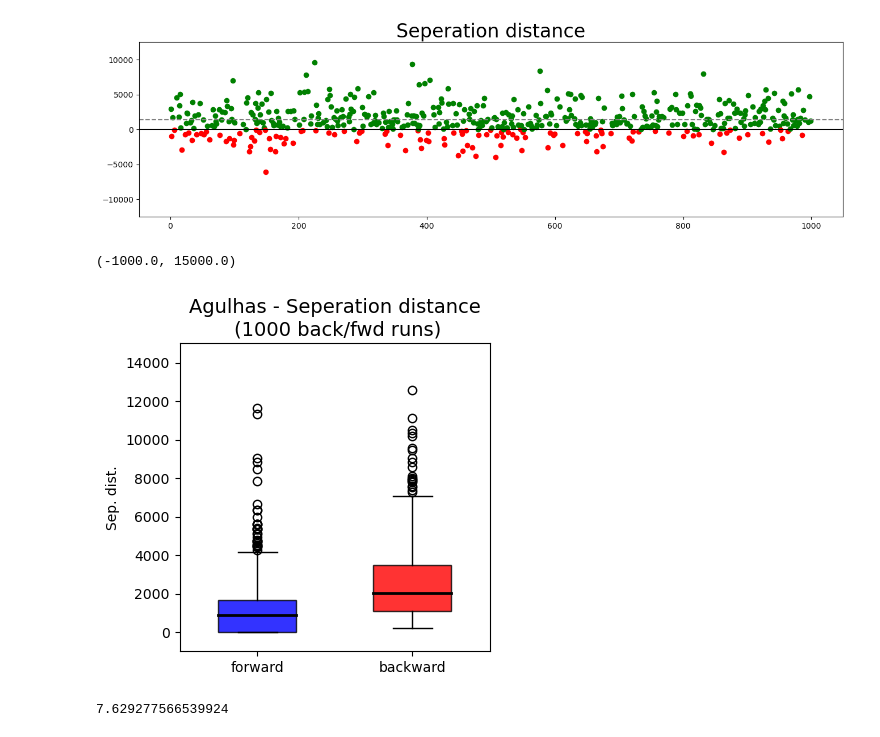
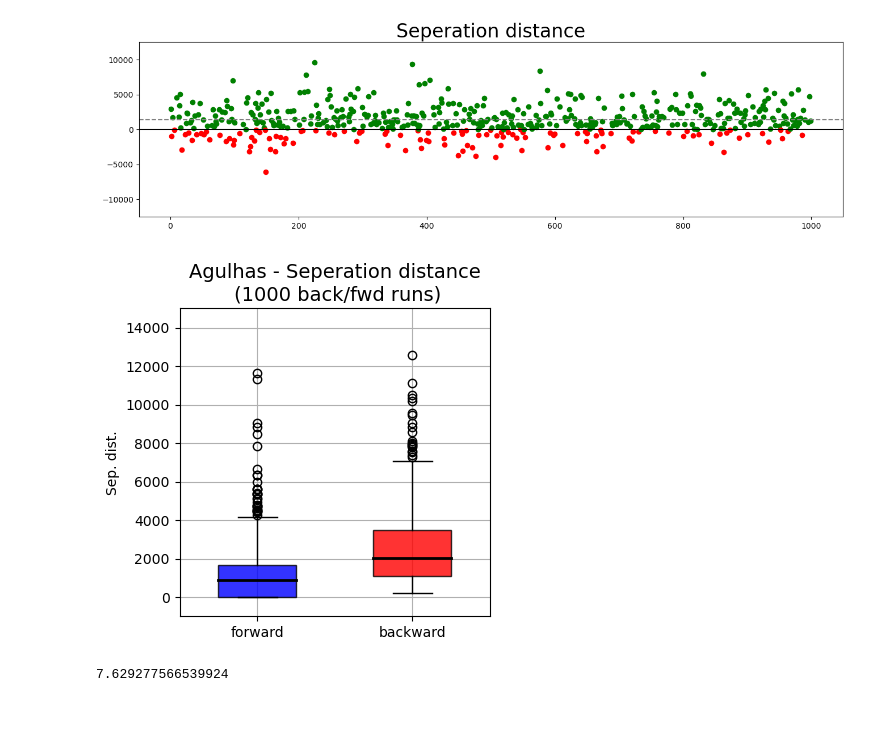
Before and after one commit to bentemoe/backtrack_opendrift, a Jupyter notebook: pick_random_fwd_as_truth_oceandrift_48h/agulhas_fwd_pick.ipynb, the cells around one changed output. Cells and saved outputs as stored; diff of their text form; code cells hidden in the pictures.

```diff
--- a/pick_random_fwd_as_truth_oceandrift_48h/agulhas_fwd_pick.ipynb
+++ b/pick_random_fwd_as_truth_oceandrift_48h/agulhas_fwd_pick.ipynb
@@ -389,18 +392,18 @@ Text(0.5, 1.0, 'Seperation distance')
 # %%
 sepdis_back_new_nan = np.array(sepdis_back_new)[~np.isnan(np.array(sepdis_back_new))]
 sepdis_fwd_new_nan = np.array(sepdis_fwd_new)[~np.isnan(np.array(sepdis_fwd_new))]
 
 plt.figure(figsize=(4,4))
 plt.boxplot(sepdis_back_new_nan, positions=[2], patch_artist=True, boxprops=dict(facecolor='red', alpha=0.8), medianprops=dict(color='black', linewidth=2), widths = 0.5)
 plt.boxplot(sepdis_fwd_new_nan, positions=[1], patch_artist=True, boxprops=dict(facecolor='blue', alpha=0.8), medianprops=dict(color='black', linewidth=2), widths = 0.5)
 plt.xticks([1,2],['forward', 'backward'])
 plt.ylabel('Sep. dist.')
 plt.title('Agulhas - Seperation distance\n (1000 back/fwd runs)', fontsize=14)
 
 plt.ylim([-1000,15000])
+plt.grid()
 # %% [output]
-(-1000.0, 15000.0)
-[figure, old version]
+[figure, new version]
 # %%
 n_nan = np.array(n)[~np.isnan(np.array(n))]
 n_nan = n_nan[n_nan<450]
```
Also changed, not shown: parts of 5 cells of this notebook, 25 other files.
